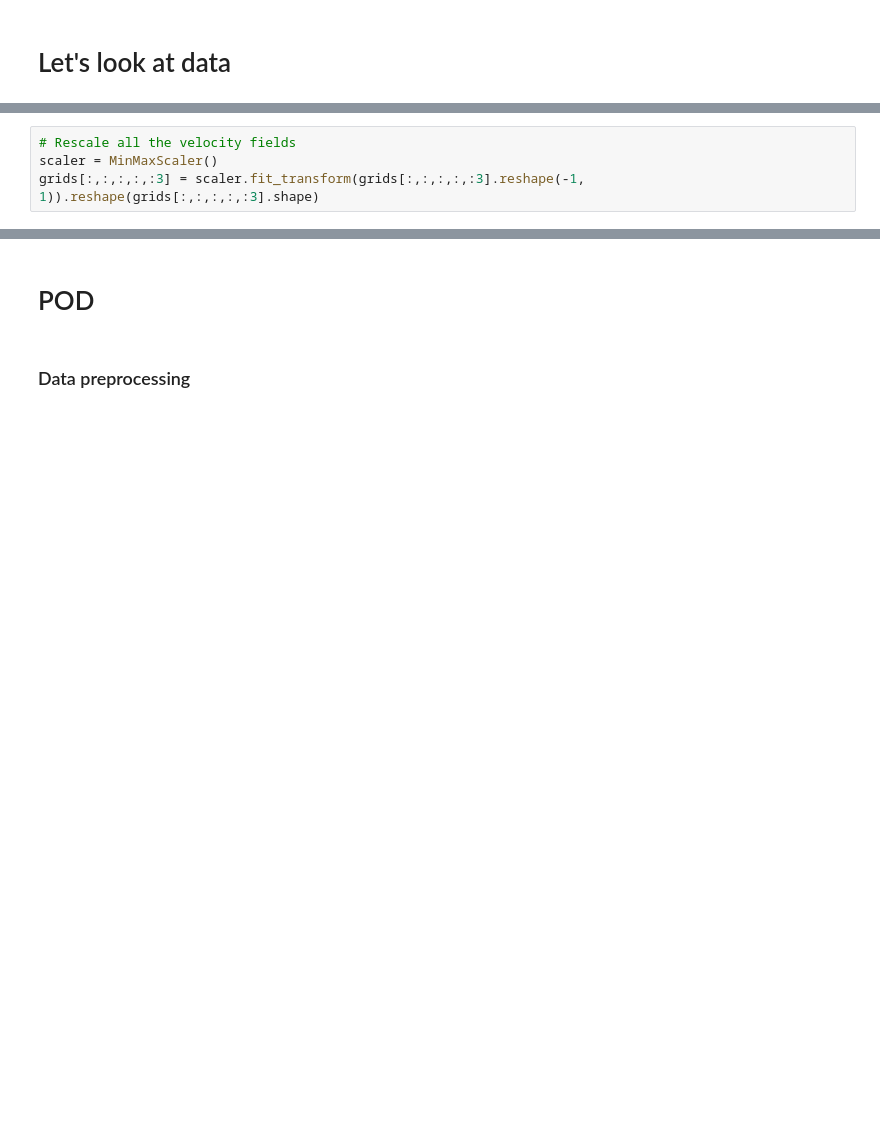
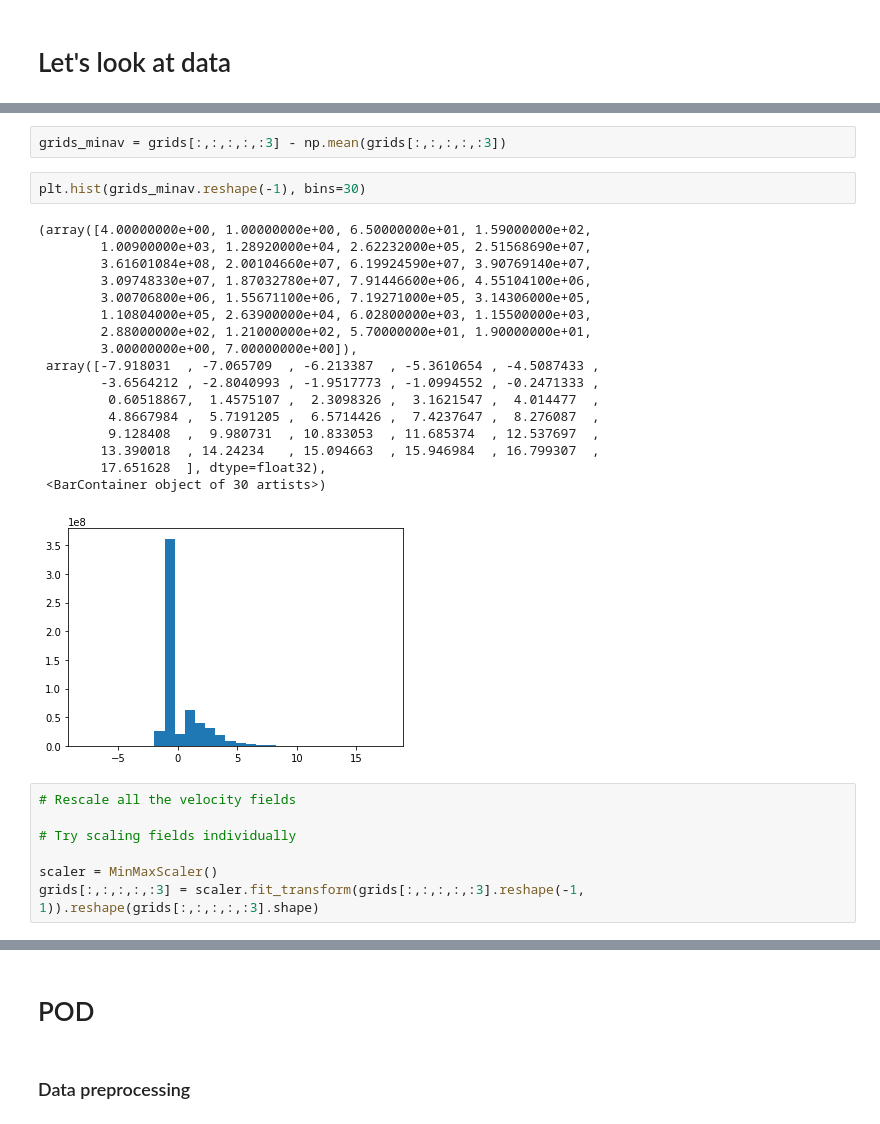
Before and after one commit to acse-zrw20/DD-GAN-AE, a Jupyter notebook: examples/basic_usage_sf.ipynb, the cells around one changed output, grey strips where cells are left out. Cells and saved outputs as stored; diff of their text form; blank space fills up the shorter version.

```diff
--- a/examples/basic_usage_sf.ipynb
+++ b/examples/basic_usage_sf.ipynb
@@ -38,5 +70,30 @@ grids[:,:,:,:,3][np.where(grids[:,:,:,:,3] > 1)] = 1
+# %%
+grids_minav = grids[:,:,:,:,:3] - np.mean(grids[:,:,:,:,:3])
+# %%
+plt.hist(grids_minav.reshape(-1), bins=30)
+# %% [output]
+(array([4.00000000e+00, 1.00000000e+00, 6.50000000e+01, 1.59000000e+02,
+        1.00900000e+03, 1.28920000e+04, 2.62232000e+05, 2.51568690e+07,
+        3.61601084e+08, 2.00104660e+07, 6.19924590e+07, 3.90769140e+07,
+        3.09748330e+07, 1.87032780e+07, 7.91446600e+06, 4.55104100e+06,
+        3.00706800e+06, 1.55671100e+06, 7.19271000e+05, 3.14306000e+05,
+        1.10804000e+05, 2.63900000e+04, 6.02800000e+03, 1.15500000e+03,
+        2.88000000e+02, 1.21000000e+02, 5.70000000e+01, 1.90000000e+01,
+        3.00000000e+00, 7.00000000e+00]),
+ array([-7.918031  , -7.065709  , -6.213387  , -5.3610654 , -4.5087433 ,
+        -3.6564212 , -2.8040993 , -1.9517773 , -1.0994552 , -0.2471333 ,
+         0.60518867,  1.4575107 ,  2.3098326 ,  3.1621547 ,  4.014477  ,
+         4.8667984 ,  5.7191205 ,  6.5714426 ,  7.4237647 ,  8.276087  ,
+         9.128408  ,  9.980731  , 10.833053  , 11.685374  , 12.537697  ,
+        13.390018  , 14.24234   , 15.094663  , 15.946984  , 16.799307  ,
+        17.651628  ], dtype=float32),
+ <BarContainer object of 30 artists>)
+[figure, added]
 # %%
 # Rescale all the velocity fields
+
+# Try scaling fields individually
+
 scaler = MinMaxScaler()
 grids[:,:,:,:,:3] = scaler.fit_transform(grids[:,:,:,:,:3].reshape(-1, 1)).reshape(grids[:,:,:,:,:3].shape)
 # %%
```
Also changed, not shown: parts of 46 cells of this notebook, 1 other file.
